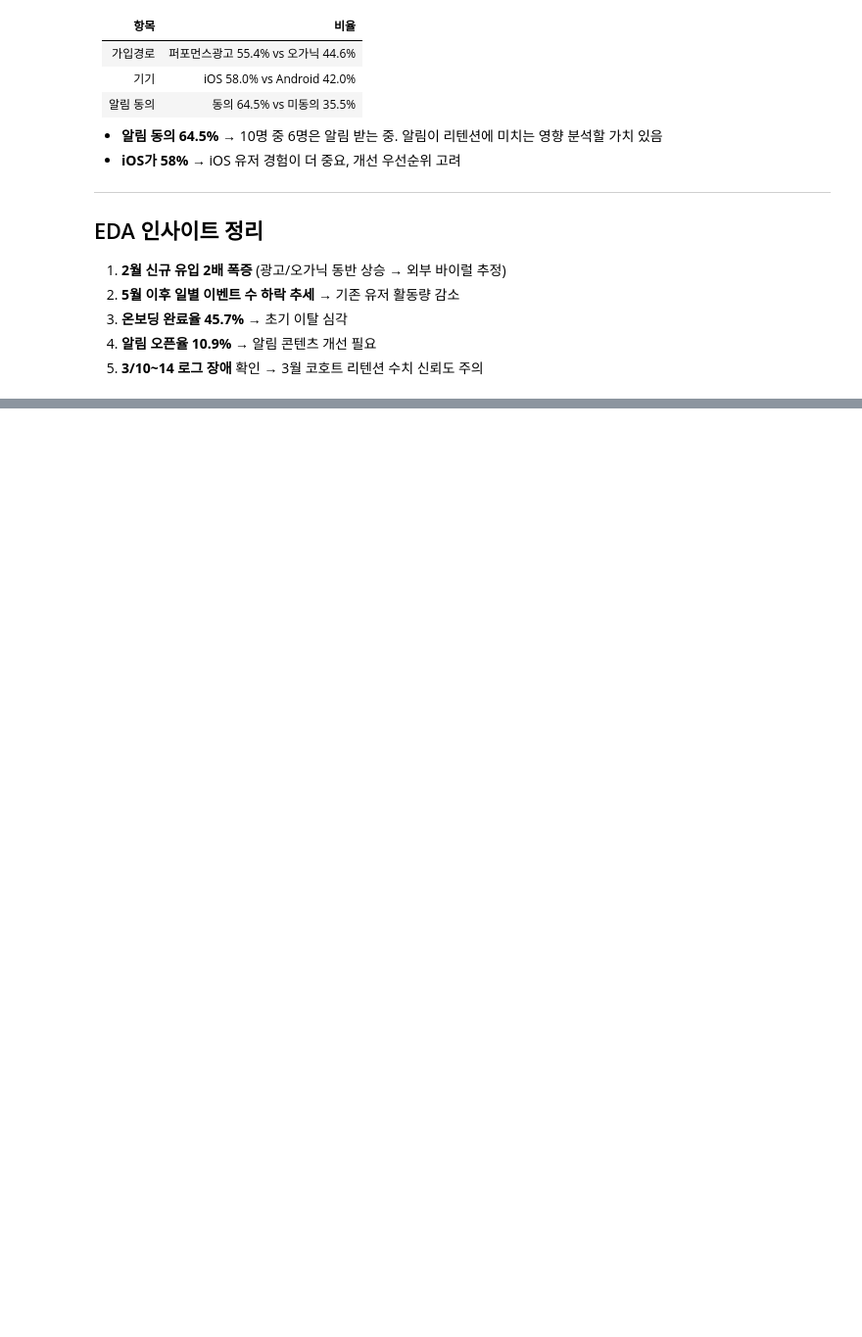
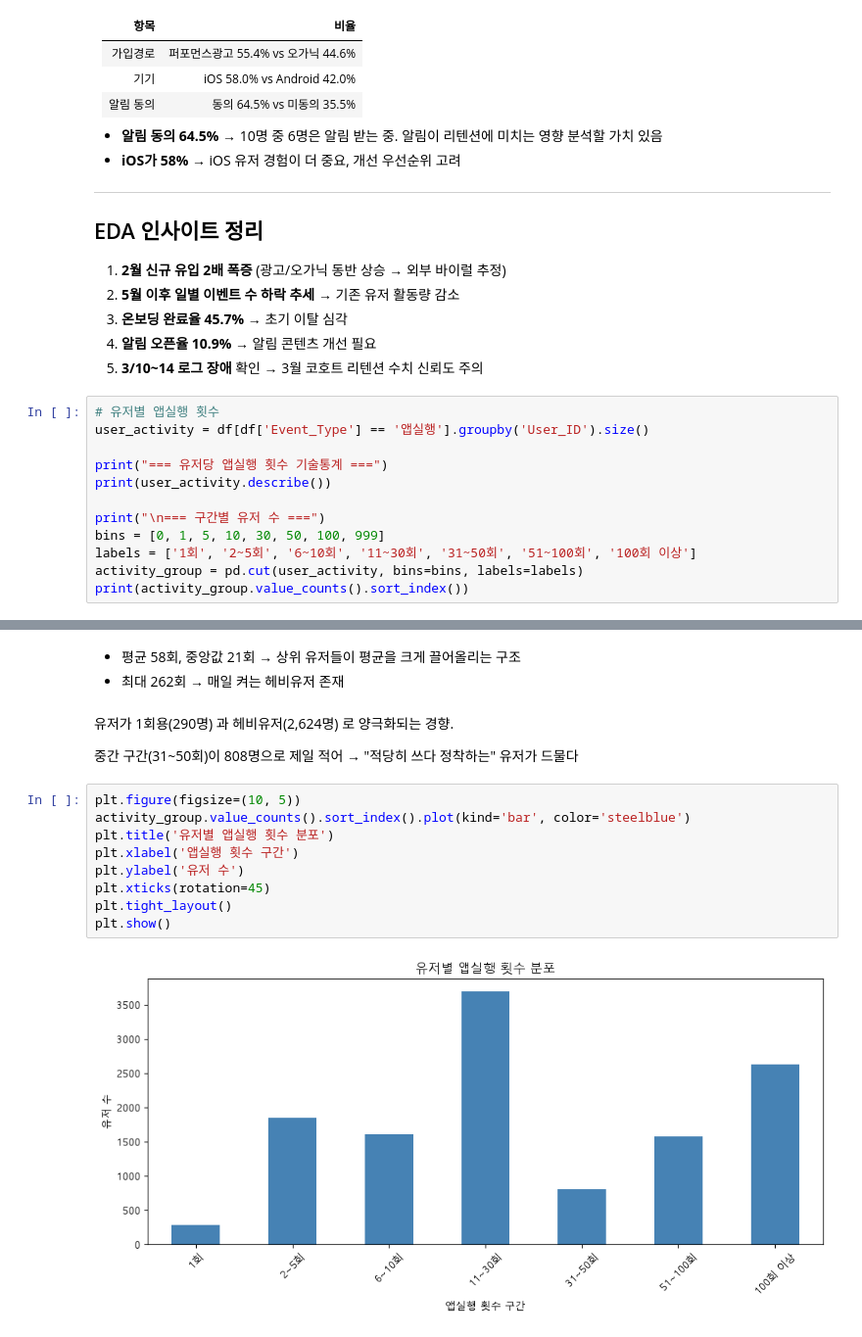
Before and after one commit to leegolem/Anti-Churn-Committee, a Jupyter notebook: notebooks/jiryun/analysis.ipynb, the cells around one changed output, grey strips where cells are left out. Shown at 98% size. Saved outputs shown, nothing was run; the diff lists cells and outputs as text; blank space fills up the shorter version.

```diff
--- a/notebooks/jiryun/analysis.ipynb
+++ b/notebooks/jiryun/analysis.ipynb
@@ -457,3 +457,15 @@ plt.show()
 3. **온보딩 완료율 45.7%** → 초기 이탈 심각
 4. **알림 오픈율 10.9%** → 알림 콘텐츠 개선 필요
 5. **3/10~14 로그 장애** 확인 → 3월 코호트 리텐션 수치 신뢰도 주의
+# %%
+# 유저별 앱실행 횟수
+user_activity = df[df['Event_Type'] == '앱실행'].groupby('User_ID').size()
+
+print("=== 유저당 앱실행 횟수 기술통계 ===")
+print(user_activity.describe())
+
+print("\n=== 구간별 유저 수 ===")
+bins = [0, 1, 5, 10, 30, 50, 100, 999]
+labels = ['1회', '2~5회', '6~10회', '11~30회', '31~50회', '51~100회', '100회 이상']
+activity_group = pd.cut(user_activity, bins=bins, labels=labels)
+print(activity_group.value_counts().sort_index())
@@ -459,0 +493,18 @@ plt.show()
+# %% [markdown]
+- 평균 58회, 중앙값 21회 → 상위 유저들이 평균을 크게 끌어올리는 구조
+- 최대 262회 → 매일 켜는 헤비유저 존재
+# %% [markdown]
+유저가 1회용(290명) 과 헤비유저(2,624명) 로 양극화되는 경향.
+
+중간 구간(31~50회)이 808명으로 제일 적어 → "적당히 쓰다 정착하는" 유저가 드물다
+# %%
+plt.figure(figsize=(10, 5))
+activity_group.value_counts().sort_index().plot(kind='bar', color='steelblue')
+plt.title('유저별 앱실행 횟수 분포')
+plt.xlabel('앱실행 횟수 구간')
+plt.ylabel('유저 수')
+plt.xticks(rotation=45)
+plt.tight_layout()
+plt.show()
+# %% [output]
+[figure, added]
```
Also changed, not shown: parts of 12 cells of this notebook, 1 other file.
